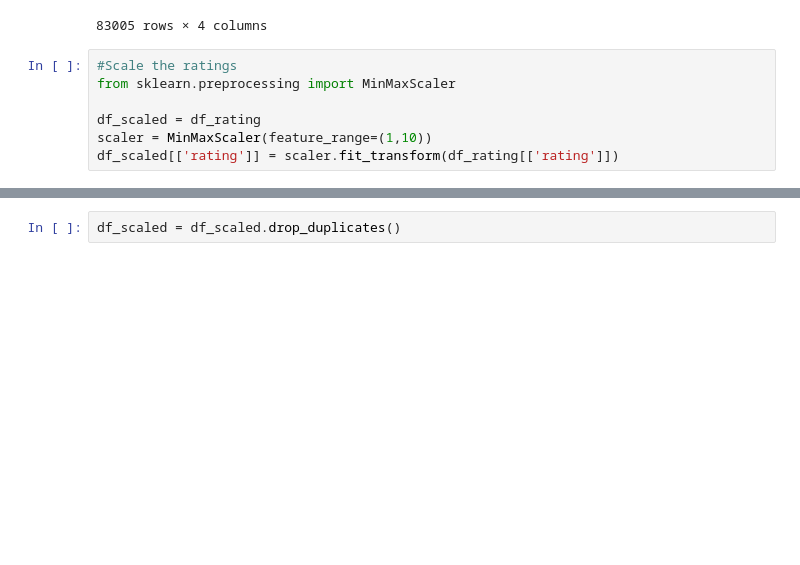
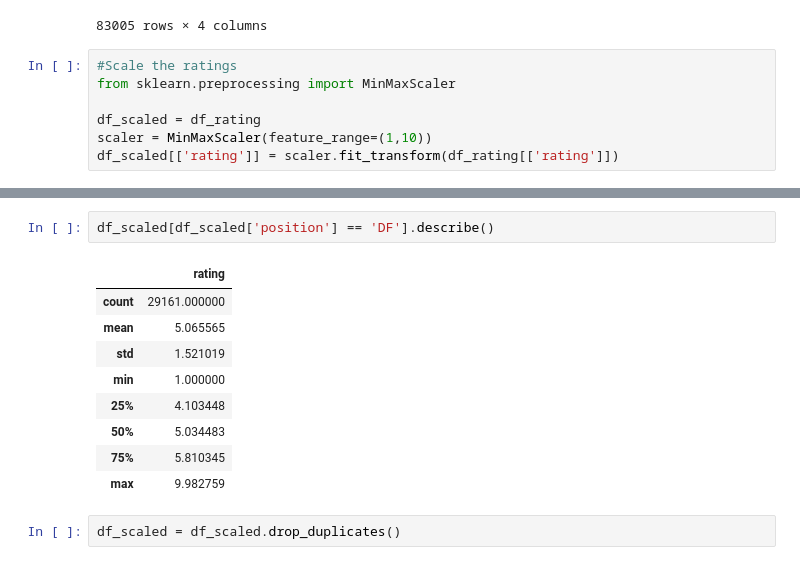
Before and after one commit to BroodjeBal69/VIS---Group-27, a Jupyter notebook: player_model.ipynb, the cells around one changed output, grey strips where cells are left out. Drawn from its saved outputs; the diff is of its cells as text; blank space fills up the shorter version.

```diff
--- a/player_model.ipynb
+++ b/player_model.ipynb
@@ -256,3 +270,15 @@ df_scaled[df_scaled['name'] == 'Kyle Walker']
+# %%
+df_scaled[df_scaled['position'] == 'DF'].describe()
+# %% [output]
+|  | rating |
+| count | 29161.000000 |
+| mean | 5.065565 |
+| std | 1.521019 |
+| min | 1.000000 |
+| 25% | 4.103448 |
+| 50% | 5.034483 |
+| 75% | 5.810345 |
+| max | 9.982759 |
 # %%
 df_scaled = df_scaled.drop_duplicates()
 # %%
```
Also changed, not shown: parts of 8 cells of this notebook, 2 other files.
